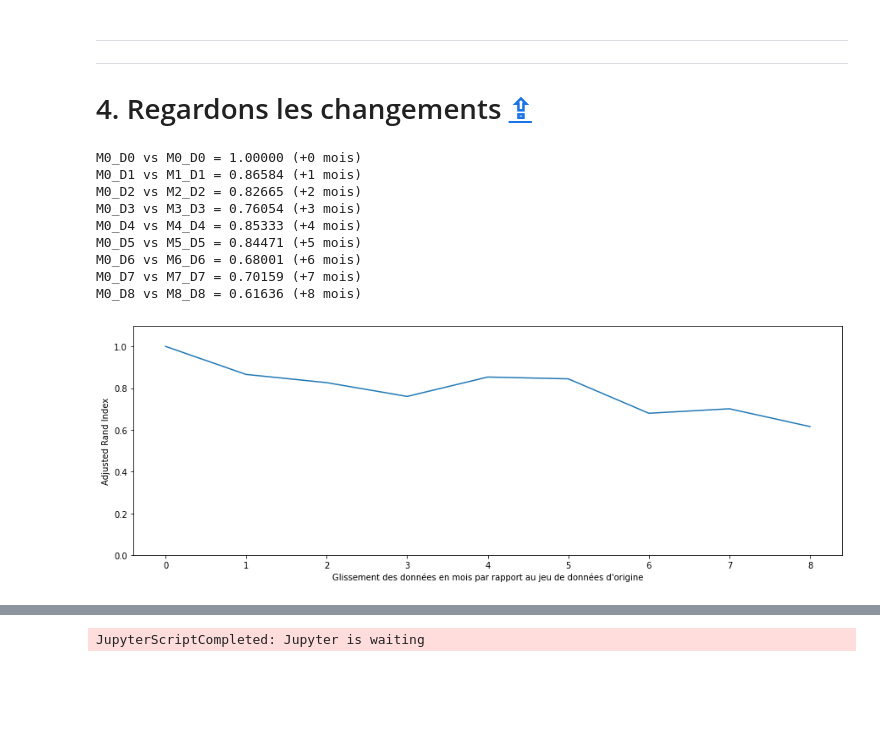
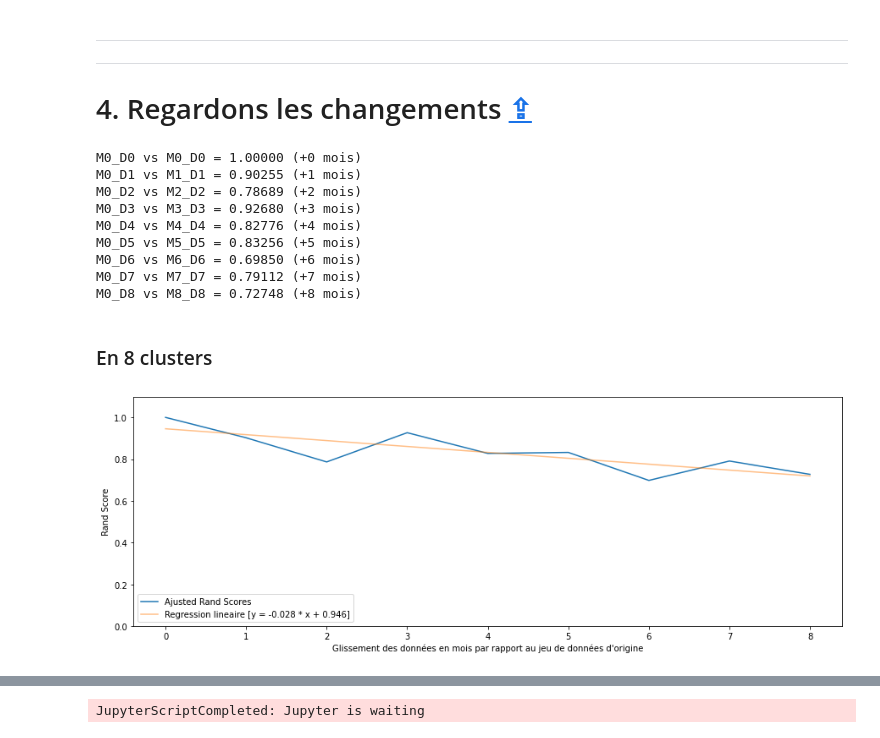
Before and after one commit to Valkea/OC_AI_05, a Jupyter notebook: 03_DataDrift.ipynb, the cells around one changed output, grey strips where cells are left out. Saved outputs shown, nothing was run; the diff lists cells and outputs as text; code cells hidden in the pictures; blank space fills up the shorter version.

```diff
--- a/03_DataDrift.ipynb
+++ b/03_DataDrift.ipynb
@@ -576,9 +595,12 @@ def plot_dendrogram_full(X_ref):
 ---
 # 2. Préparation des jeux de données avec glissement temporel<a class="anchor" id="prepare_datasets"></a> [⇪](#menu)
 # %%
-sample_size = 20000 # 18439
+sample_size = 18439
 month_steps = 9  # allons jusqu'en septembre 2018
-nb_clusters = 9
+nb_clusters = 8
+since_date = str_to_date('2017-01-01 00:00:00')
+until_date = str_to_date('2018-01-01 00:00:00')
+#until_date = str_to_date('2017-07-01 00:00:00')
 # %%
 from dateutil.relativedelta import *
 # %%
@@ -742,5 +746,6 @@ from sklearn.metrics import adjusted_rand_score
 # %%
 rand_scores = []
+ARI_scores = []
 for i in range(0,month_steps):
     since = since_date + relativedelta(months=+i)
     until = until_date + relativedelta(months=+i)
@@ -748,26 +753,37 @@ for i in range(0,month_steps):
     predA = TemporalModels['M0'].predict(TemporalDataSets_0[f'D{i}'])
     predB = TemporalModels[f'M{i}'].predict(TemporalDataSets[f'D{i}'])
 
-    rand_score = adjusted_rand_score(predA, predB)
-    rand_scores.append(rand_score)
+    ARI = adjusted_rand_score(predA, predB)
+    #AMI = adjusted_mutual_info_score(predA, predB)
+    RS = rand_score(predA, predB)
+    rand_scores.append(RS)
+    ARI_scores.append(ARI)
 
-    print(f"M0_D{i} vs M{i}_D{i} = {rand_score:.5f} (+{i} mois)")
+    print(f"M0_D{i} vs M{i}_D{i} = {ARI:.5f} (+{i} mois)")
 # %% [output]
 M0_D0 vs M0_D0 = 1.00000 (+0 mois)
-M0_D1 vs M1_D1 = 0.86584 (+1 mois)
-M0_D2 vs M2_D2 = 0.82665 (+2 mois)
-M0_D3 vs M3_D3 = 0.76054 (+3 mois)
-M0_D4 vs M4_D4 = 0.85333 (+4 mois)
-M0_D5 vs M5_D5 = 0.84471 (+5 mois)
-M0_D6 vs M6_D6 = 0.68001 (+6 mois)
-M0_D7 vs M7_D7 = 0.70159 (+7 mois)
-M0_D8 vs M8_D8 = 0.61636 (+8 mois)
+M0_D1 vs M1_D1 = 0.90255 (+1 mois)
+M0_D2 vs M2_D2 = 0.78689 (+2 mois)
+M0_D3 vs M3_D3 = 0.92680 (+3 mois)
+M0_D4 vs M4_D4 = 0.82776 (+4 mois)
+M0_D5 vs M5_D5 = 0.83256 (+5 mois)
+M0_D6 vs M6_D6 = 0.69850 (+6 mois)
+M0_D7 vs M7_D7 = 0.79112 (+7 mois)
+M0_D8 vs M8_D8 = 0.72748 (+8 mois)
+# %% [markdown]
+### En 8 clusters
 # %%
 fig = plt.figure(figsize=(15, 5))
-plt.plot(rand_scores)
+plt.plot(ARI_scores, label="Ajusted Rand Scores")
+#plt.plot(rand_scores, label="Rand Scores")
+
+m, b = np.polyfit(range(month_steps), ARI_scores, 1) # m = slope, b=intercept
+plt.plot(range(month_steps), m*np.array(range(month_steps)) + b, label=f"Regression lineaire [y = {m:.3f} * x + {b:.3f}]", alpha=0.5)
+
 plt.ylim([0,1.1])
 plt.xlabel("Glissement des données en mois par rapport au jeu de données d'origine")
-plt.ylabel("Adjusted Rand Index")
+plt.ylabel("Rand Score")
+plt.legend(loc="lower left")
 plt.show()
 # %% [output]
-[figure, old version]
+[figure, new version]
```
Also changed, not shown: parts of 26 cells of this notebook, 1 other file.
